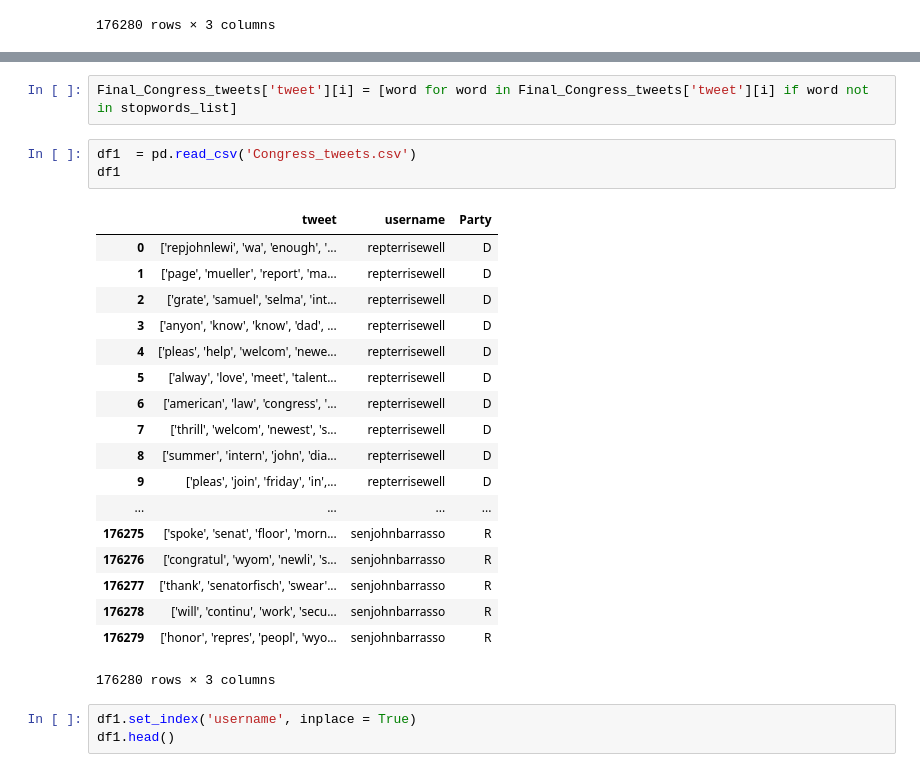
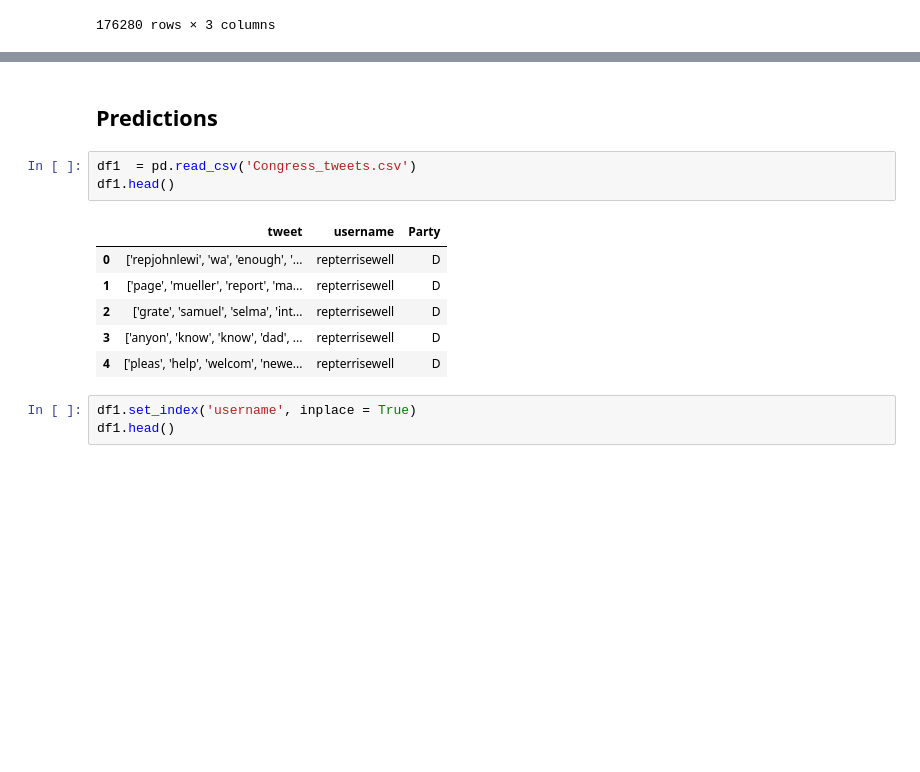
Before and after one commit to omerhakim/Twitter_Classification, a Jupyter notebook: mode_5/Vectorization.ipynb, the cells around one changed output, grey strips where cells are left out. Cells and saved outputs as stored; diff of their text form; blank space fills up the shorter version.

```diff
--- a/mode_5/Vectorization.ipynb
+++ b/mode_5/Vectorization.ipynb
@@ -226,27 +50,15 @@ def stem_to_final_list(list_of_tokens):
-# %%
-Final_Congress_tweets['tweet'][i] = [word for word in Final_Congress_tweets['tweet'][i] if word not in stopwords_list]
+# %% [markdown]
+## Predictions
 # %%
 df1  = pd.read_csv('Congress_tweets.csv')
-df1
+df1.head()
 # %% [output]
 |  | tweet | username | Party |
 | 0 | ['repjohnlewi', 'wa', 'enough', '... | repterrisewell | D |
 | 1 | ['page', 'mueller', 'report', 'ma... | repterrisewell | D |
 | 2 | ['grate', 'samuel', 'selma', 'int... | repterrisewell | D |
 | 3 | ['anyon', 'know', 'know', 'dad', ... | repterrisewell | D |
 | 4 | ['pleas', 'help', 'welcom', 'newe... | repterrisewell | D |
-| 5 | ['alway', 'love', 'meet', 'talent... | repterrisewell | D |
-| 6 | ['american', 'law', 'congress', '... | repterrisewell | D |
-| 7 | ['thrill', 'welcom', 'newest', 's... | repterrisewell | D |
-| 8 | ['summer', 'intern', 'john', 'dia... | repterrisewell | D |
-| 9 | ['pleas', 'join', 'friday', 'in',... | repterrisewell | D |
-| ... | ... | ... | ... |
-| 176275 | ['spoke', 'senat', 'floor', 'morn... | senjohnbarrasso | R |
-| 176276 | ['congratul', 'wyom', 'newli', 's... | senjohnbarrasso | R |
-| 176277 | ['thank', 'senatorfisch', 'swear'... | senjohnbarrasso | R |
-| 176278 | ['will', 'continu', 'work', 'secu... | senjohnbarrasso | R |
-| 176279 | ['honor', 'repres', 'peopl', 'wyo... | senjohnbarrasso | R |
-176280 rows × 3 columns
 # %%
 df1.set_index('username', inplace = True)
 df1.head()
```
Also changed, not shown: parts of 91 cells of this notebook, 1 other file.
